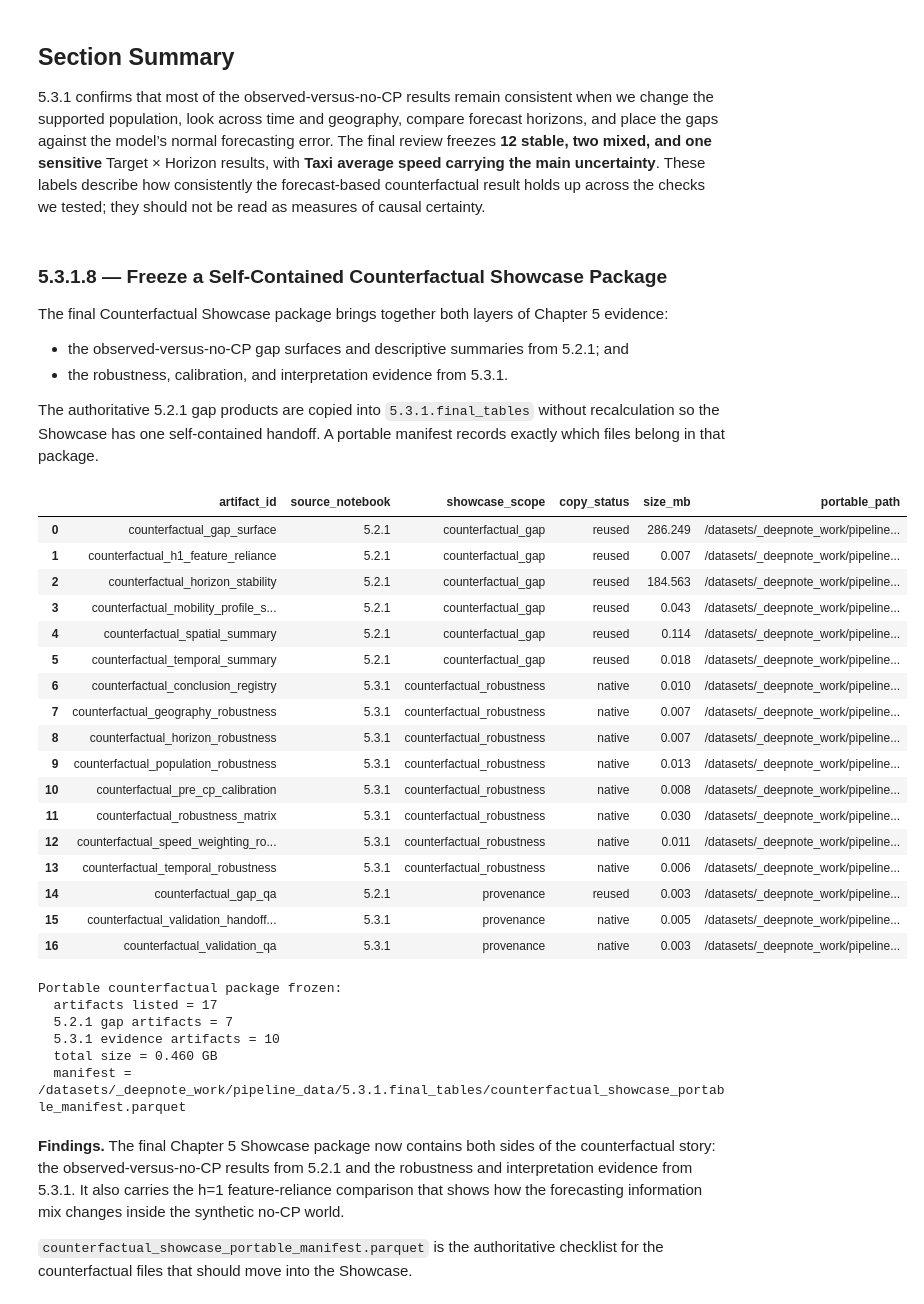
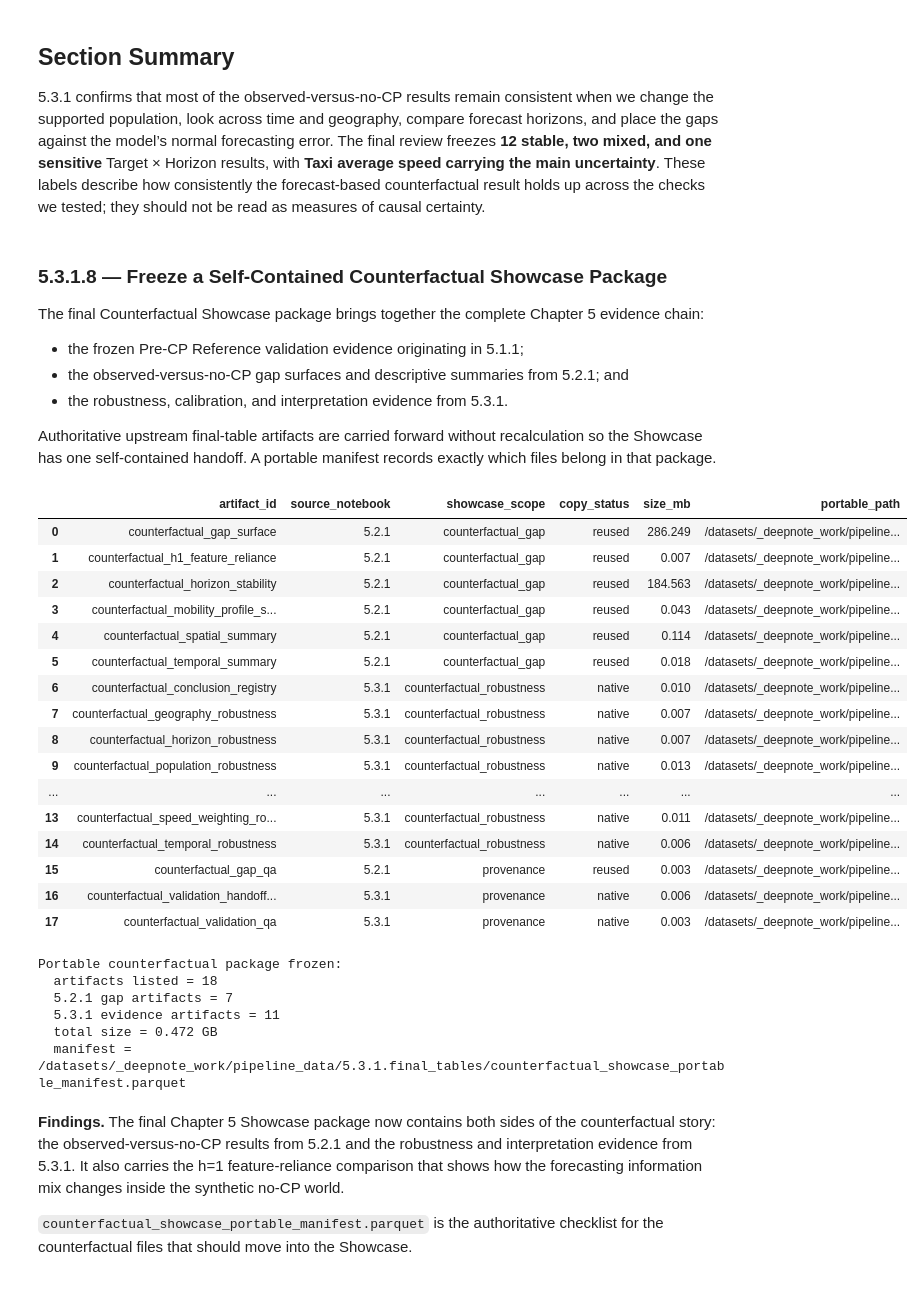
Before and after one commit to jesingson/NYC-Congestion-Pricing-Mobility-v2, a Jupyter notebook: notebooks/5.3.1 Validate, Interpret, and Package Counterfactual Results.ipynb, the cells around one changed output. Cells and saved outputs as stored; diff of their text form; code cells hidden in the pictures.

```diff
--- a/notebooks/5.3.1 Validate, Interpret, and Package Counterfactual Results.ipynb
+++ b/notebooks/5.3.1 Validate, Interpret, and Package Counterfactual Results.ipynb
@@ -3659,12 +3890,13 @@ display(
 # %% [markdown]
 ### 5.3.1.8 — Freeze a Self-Contained Counterfactual Showcase Package
 
-The final Counterfactual Showcase package brings together both layers of Chapter 5 evidence:
+The final Counterfactual Showcase package brings together the complete Chapter 5 evidence chain:
 
+* the frozen Pre-CP Reference validation evidence originating in 5.1.1;
 * the observed-versus-no-CP gap surfaces and descriptive summaries from 5.2.1; and
 * the robustness, calibration, and interpretation evidence from 5.3.1.
 
-The authoritative 5.2.1 gap products are copied into `5.3.1.final_tables` without recalculation so the Showcase has one self-contained handoff. A portable manifest records exactly which files belong in that package.
+Authoritative upstream final-table artifacts are carried forward without recalculation so the Showcase has one self-contained handoff. A portable manifest records exactly which files belong in that package.
 # %%
 # ---------------------------------------------------------------------
 # 5.3.1.8 — Materialize the portable Counterfactual Showcase package
@@ -3846,6 +4078,11 @@ native_531_specs = {
         "Cross-horizon consistency evidence.",
     "counterfactual_pre_cp_calibration.parquet":
         "Post-CP gaps calibrated to ordinary Pre-CP forecast error.",
+    "counterfactual_pre_cp_reference_validation_surface.parquet":
+    (
+        "Frozen row-level Pre-CP Reference validation evidence "
+        "for slice-specific Showcase calibration."
+    ),
     "counterfactual_validation_qa.parquet":
         "Final 5.3.1 validation QA.",
     "counterfactual_validation_handoff_manifest.parquet":
@@ -3954,45 +4191,44 @@ display(
         ]
     ]
 )
 
 print(
     "\nPortable counterfactual package frozen:"
     f"\n  artifacts listed = "
     f"{len(counterfactual_portable_manifest_df):,}"
     f"\n  5.2.1 gap artifacts = "
     f"{counterfactual_portable_manifest_df['source_notebook'].eq('5.2.1').sum():,}"
     f"\n  5.3.1 evidence artifacts = "
     f"{counterfactual_portable_manifest_df['source_notebook'].eq('5.3.1').sum():,}"
     f"\n  total size = "
     f"{counterfactual_portable_manifest_df['size_mb'].sum() / 1024:.3f} GB"
     f"\n  manifest = "
     f"{COUNTERFACTUAL_SHOWCASE_PORTABLE_MANIFEST_PATH}",
     flush=True,
 )
 # %% [output]
 |  | artifact_id | source_notebook | showcase_scope | copy_status | size_mb | portable_path |
 | 0 | counterfactual_gap_surface | 5.2.1 | counterfactual_gap | reused | 286.249 | /datasets/_deepnote_work/pipeline... |
 | 1 | counterfactual_h1_feature_reliance | 5.2.1 | counterfactual_gap | reused | 0.007 | /datasets/_deepnote_work/pipeline... |
 | 2 | counterfactual_horizon_stability | 5.2.1 | counterfactual_gap | reused | 184.563 | /datasets/_deepnote_work/pipeline... |
 | 3 | counterfactual_mobility_profile_s... | 5.2.1 | counterfactual_gap | reused | 0.043 | /datasets/_deepnote_work/pipeline... |
 | 4 | counterfactual_spatial_summary | 5.2.1 | counterfactual_gap | reused | 0.114 | /datasets/_deepnote_work/pipeline... |
 | 5 | counterfactual_temporal_summary | 5.2.1 | counterfactual_gap | reused | 0.018 | /datasets/_deepnote_work/pipeline... |
 | 6 | counterfactual_conclusion_registry | 5.3.1 | counterfactual_robustness | native | 0.010 | /datasets/_deepnote_work/pipeline... |
 | 7 | counterfactual_geography_robustness | 5.3.1 | counterfactual_robustness | native | 0.007 | /datasets/_deepnote_work/pipeline... |
 | 8 | counterfactual_horizon_robustness | 5.3.1 | counterfactual_robustness | native | 0.007 | /datasets/_deepnote_work/pipeline... |
 | 9 | counterfactual_population_robustness | 5.3.1 | counterfactual_robustness | native | 0.013 | /datasets/_deepnote_work/pipeline... |
-| 10 | counterfactual_pre_cp_calibration | 5.3.1 | counterfactual_robustness | native | 0.008 | /datasets/_deepnote_work/pipeline... |
-| 11 | counterfactual_robustness_matrix | 5.3.1 | counterfactual_robustness | native | 0.030 | /datasets/_deepnote_work/pipeline... |
-| 12 | counterfactual_speed_weighting_ro... | 5.3.1 | counterfactual_robustness | native | 0.011 | /datasets/_deepnote_work/pipeline... |
-| 13 | counterfactual_temporal_robustness | 5.3.1 | counterfactual_robustness | native | 0.006 | /datasets/_deepnote_work/pipeline... |
-| 14 | counterfactual_gap_qa | 5.2.1 | provenance | reused | 0.003 | /datasets/_deepnote_work/pipeline... |
-| 15 | counterfactual_validation_handoff... | 5.3.1 | provenance | native | 0.005 | /datasets/_deepnote_work/pipeline... |
-| 16 | counterfactual_validation_qa | 5.3.1 | provenance | native | 0.003 | /datasets/_deepnote_work/pipeline... |
+| ... | ... | ... | ... | ... | ... | ... |
+| 13 | counterfactual_speed_weighting_ro... | 5.3.1 | counterfactual_robustness | native | 0.011 | /datasets/_deepnote_work/pipeline... |
+| 14 | counterfactual_temporal_robustness | 5.3.1 | counterfactual_robustness | native | 0.006 | /datasets/_deepnote_work/pipeline... |
+| 15 | counterfactual_gap_qa | 5.2.1 | provenance | reused | 0.003 | /datasets/_deepnote_work/pipeline... |
+| 16 | counterfactual_validation_handoff... | 5.3.1 | provenance | native | 0.006 | /datasets/_deepnote_work/pipeline... |
+| 17 | counterfactual_validation_qa | 5.3.1 | provenance | native | 0.003 | /datasets/_deepnote_work/pipeline... |
 Portable counterfactual package frozen:
-  artifacts listed = 17
+  artifacts listed = 18
   5.2.1 gap artifacts = 7
-  5.3.1 evidence artifacts = 10
-  total size = 0.460 GB
+  5.3.1 evidence artifacts = 11
+  total size = 0.472 GB
   manifest = /datasets/_deepnote_work/pipeline_data/5.3.1.final_tables/counterfactual_showcase_portable_manifest.parquet
 # %% [markdown]
 **Findings.** The final Chapter 5 Showcase package now contains both sides of the counterfactual story: the observed-versus-no-CP results from 5.2.1 and the robustness and interpretation evidence from 5.3.1. It also carries the h=1 feature-reliance comparison that shows how the forecasting information mix changes inside the synthetic no-CP world.
```
Also changed, not shown: parts of 9 cells of this notebook, 2 other files.
